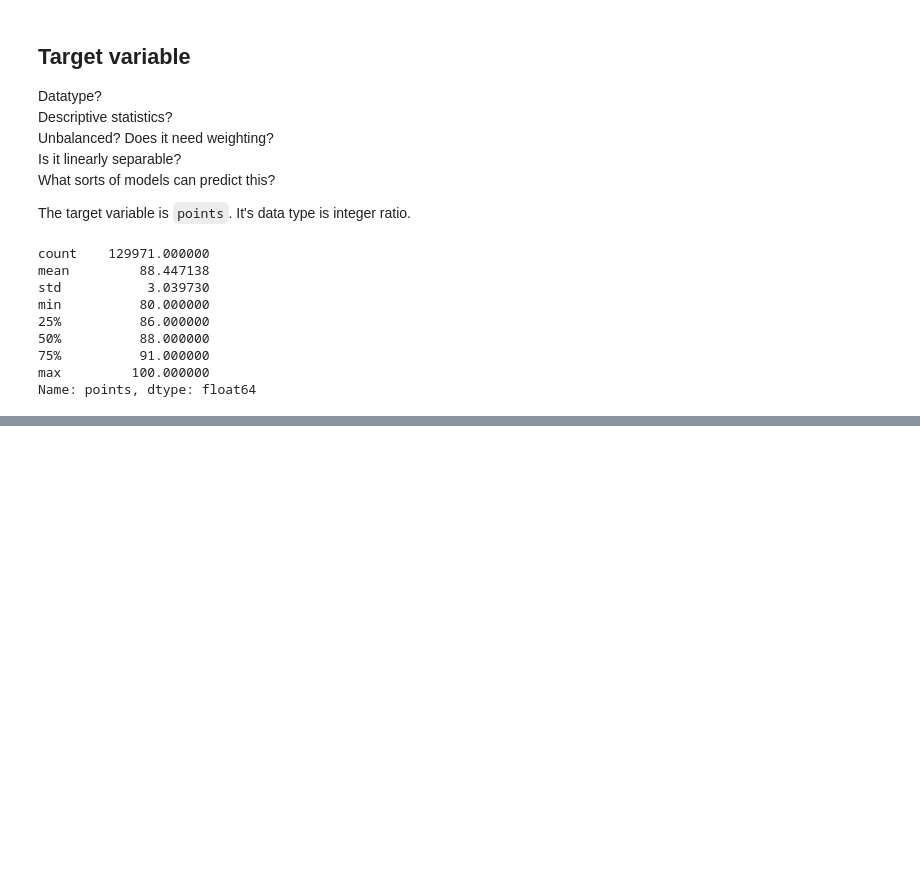
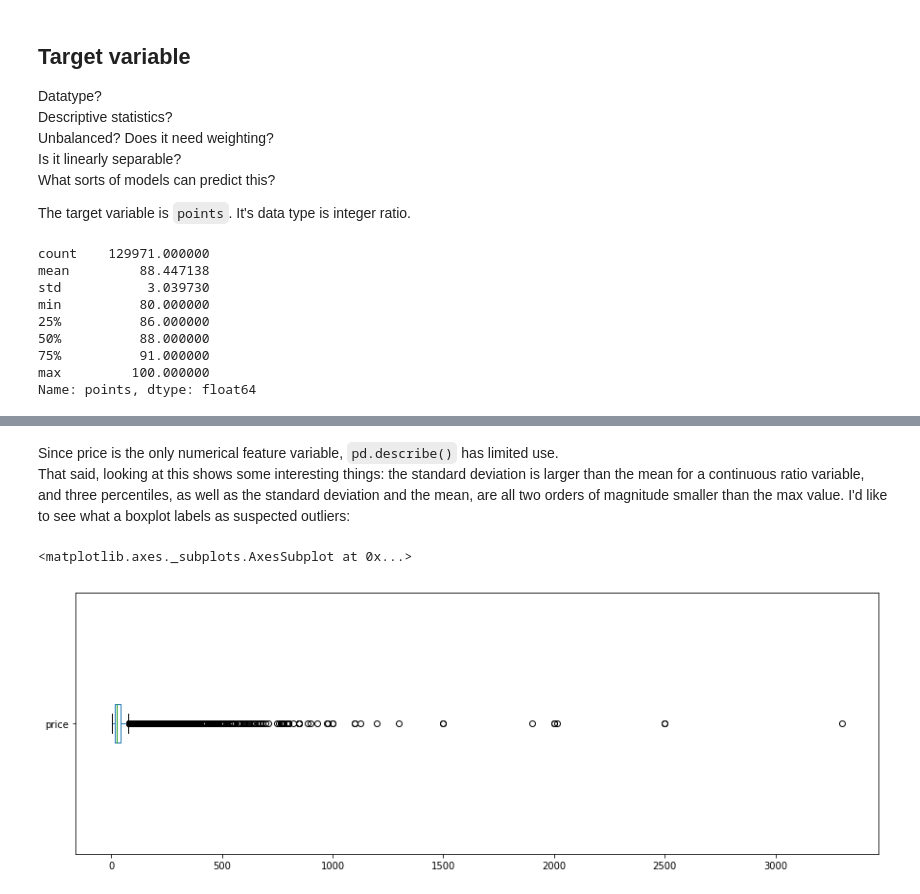
Before and after one commit to chorhatarahuduketuri/Wine-reviews, a Jupyter notebook: code/Wine Reviews EDA.ipynb, the cells around one changed output, grey strips where cells are left out. Cells and saved outputs as stored; diff of their text form; code cells hidden in the pictures; blank space fills up the shorter version.

```diff
--- a/code/Wine Reviews EDA.ipynb
+++ b/code/Wine Reviews EDA.ipynb
@@ -161,0 +229,8 @@ Having just read the code that scraped the website, and then to the website itse
+# %% [markdown]
+Since price is the only numerical feature variable, `pd.describe()` has limited use.
+That said, looking at this shows some interesting things: the standard deviation is larger than the mean for a continuous ratio variable, and three percentiles, as well as the standard deviation and the mean, are all two orders of magnitude smaller than the max value. I'd like to see what a boxplot labels as suspected outliers:
+# %%
+feature_data.price.plot.box(x='price', figsize=(15,5), vert=False)
+# %% [output]
+<matplotlib.axes._subplots.AxesSubplot at 0x...>
+[figure, added]
```
Also changed, not shown: parts of 18 cells of this notebook.
